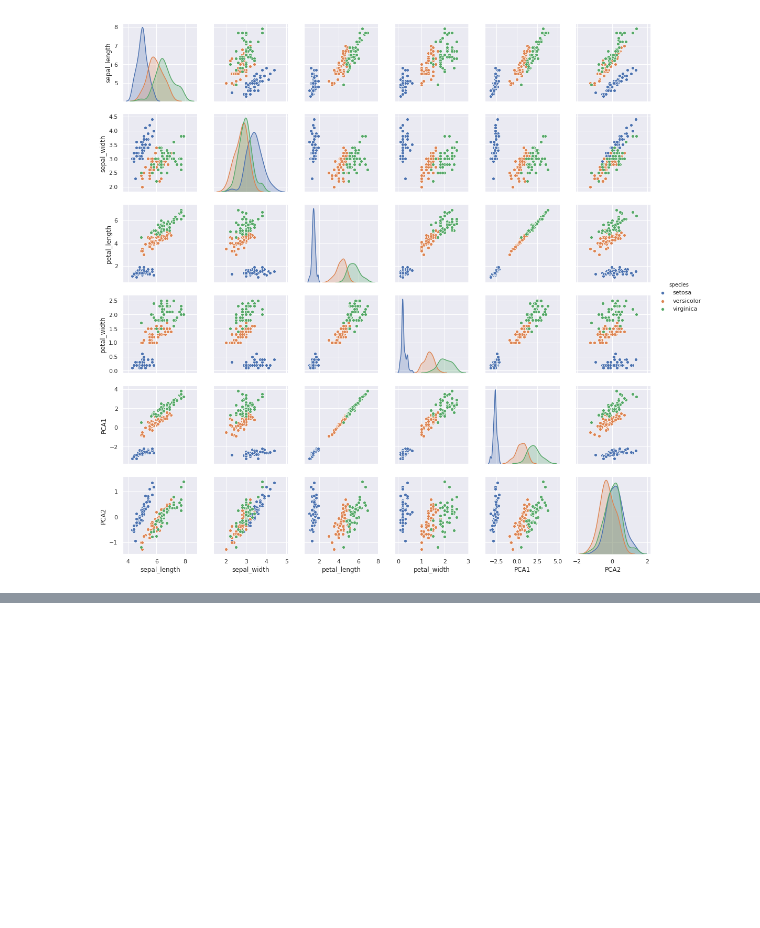
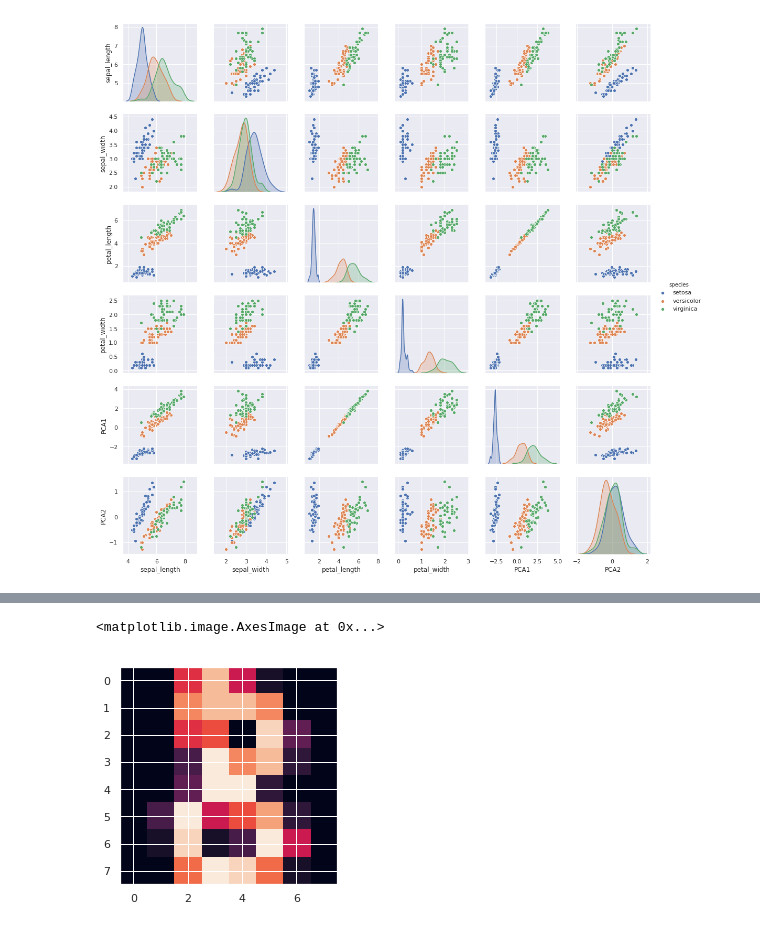
Before and after one commit to GendolfJunior/Python_programming_for_data_scientists, a Jupyter notebook: Python for DS day 5.ipynb, the cells around one changed output, grey strips where cells are left out. Saved outputs shown, nothing was run; the diff lists cells and outputs as text; code cells hidden in the pictures; blank space fills up the shorter version.

```diff
--- a/Python for DS day 5.ipynb
+++ b/Python for DS day 5.ipynb
@@ -309,0 +372,5 @@ sns.pairplot(iris, hue='species')
+# %%
+plt.imshow(digits.images[8])
+# %% [output]
+<matplotlib.image.AxesImage at 0x...>
+[figure, added]
```
Also changed, not shown: parts of 59 cells of this notebook, 3 other files.
